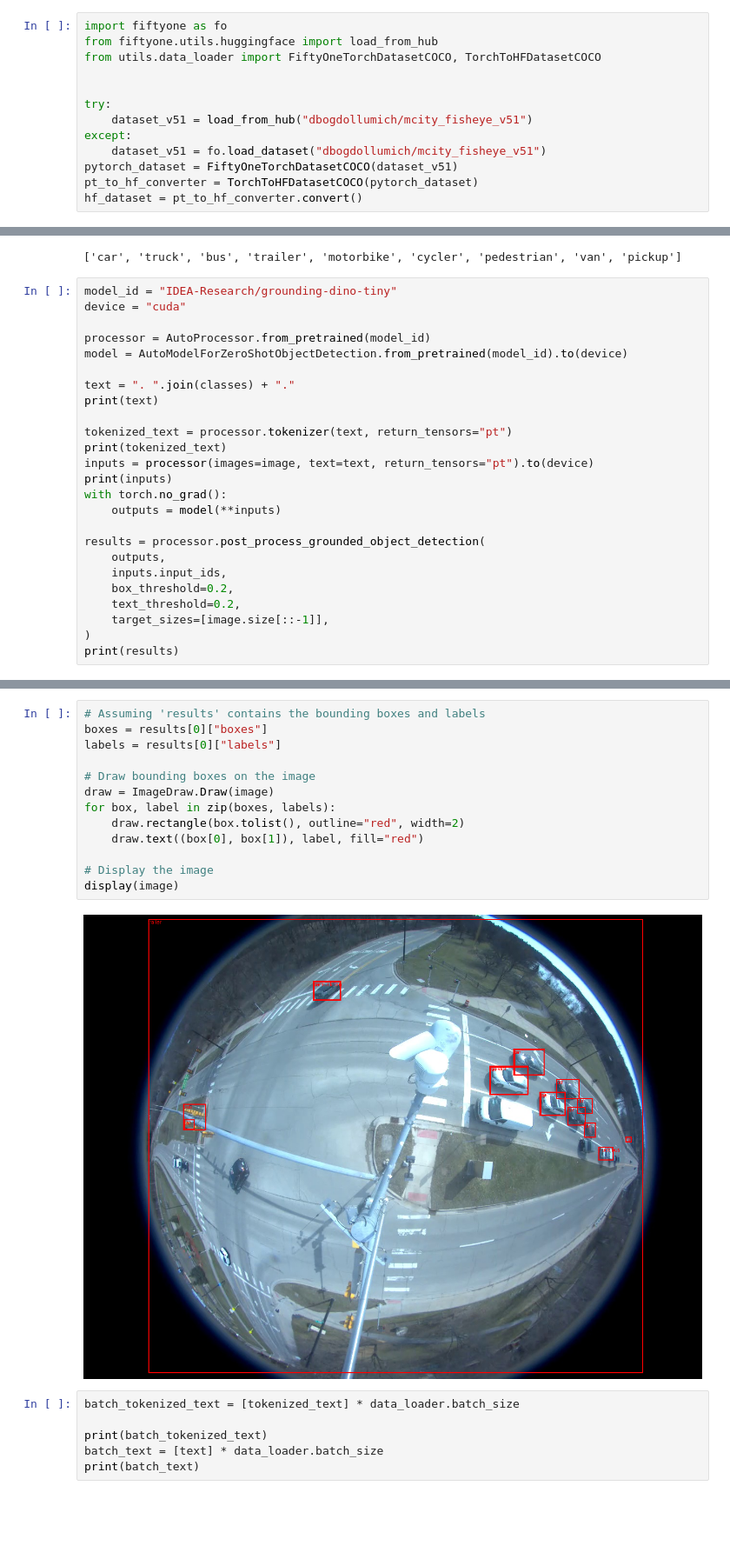
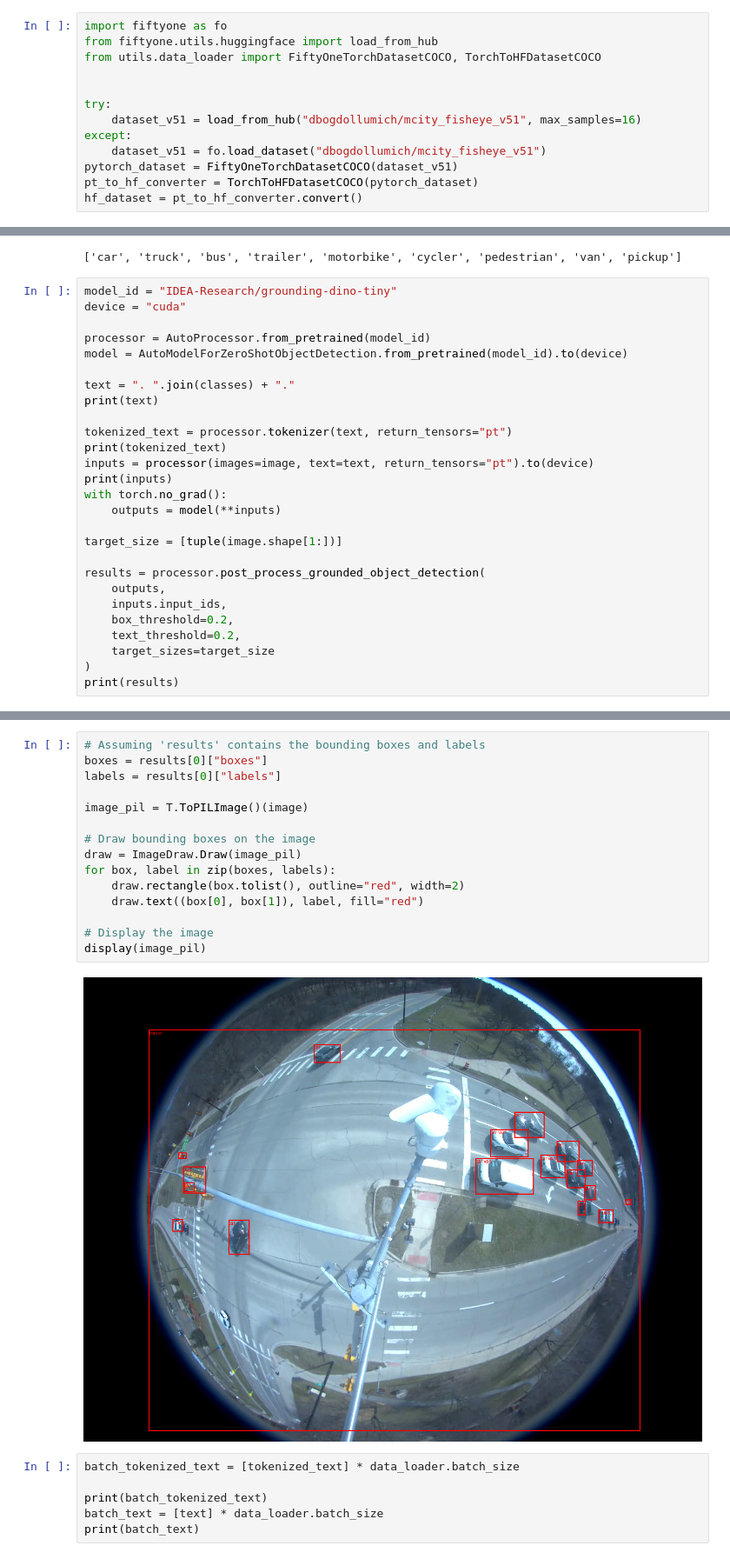
Before and after one commit to mcity/mcity_data_engine, a Jupyter notebook: scripts/zero_shot_groundingdino.ipynb, the cells around one changed output, grey strips where cells are left out. Shown at 87% size. Cells and saved outputs as stored; diff of their text form; blank space fills up the shorter version.

```diff
--- a/scripts/zero_shot_groundingdino.ipynb
+++ b/scripts/zero_shot_groundingdino.ipynb
@@ -26,7 +30,7 @@ from utils.data_loader import FiftyOneTorchDatasetCOCO, TorchToHFDatasetCOCO
 
 
 try:
-    dataset_v51 = load_from_hub("dbogdollumich/mcity_fisheye_v51")
+    dataset_v51 = load_from_hub("dbogdollumich/mcity_fisheye_v51", max_samples=16)
 except:
     dataset_v51 = fo.load_dataset("dbogdollumich/mcity_fisheye_v51")
 pytorch_dataset = FiftyOneTorchDatasetCOCO(dataset_v51)
@@ -113,12 +116,14 @@ print(inputs)
 with torch.no_grad():
     outputs = model(**inputs)
 
+target_size = [tuple(image.shape[1:])]
+
 results = processor.post_process_grounded_object_detection(
     outputs,
     inputs.input_ids,
     box_threshold=0.2,
     text_threshold=0.2,
-    target_sizes=[image.size[::-1]],
+    target_sizes=target_size
 )
 print(results)
 # %% [output]
@@ -142,18 +147,20 @@ car. truck. bus. trailer. motorbike. cycler. pedestrian. van. pickup.
 # %%
 # Assuming 'results' contains the bounding boxes and labels
 boxes = results[0]["boxes"]
 labels = results[0]["labels"]
 
+image_pil = T.ToPILImage()(image)
+
 # Draw bounding boxes on the image
-draw = ImageDraw.Draw(image)
+draw = ImageDraw.Draw(image_pil)
 for box, label in zip(boxes, labels):
     draw.rectangle(box.tolist(), outline="red", width=2)
     draw.text((box[0], box[1]), label, fill="red")
 
 # Display the image
-display(image)
+display(image_pil)
 # %% [output]
-[figure, old version]
+[figure, new version]
 # %%
 batch_tokenized_text = [tokenized_text] * data_loader.batch_size
 
```
Also changed, not shown: parts of 7 cells of this notebook.
